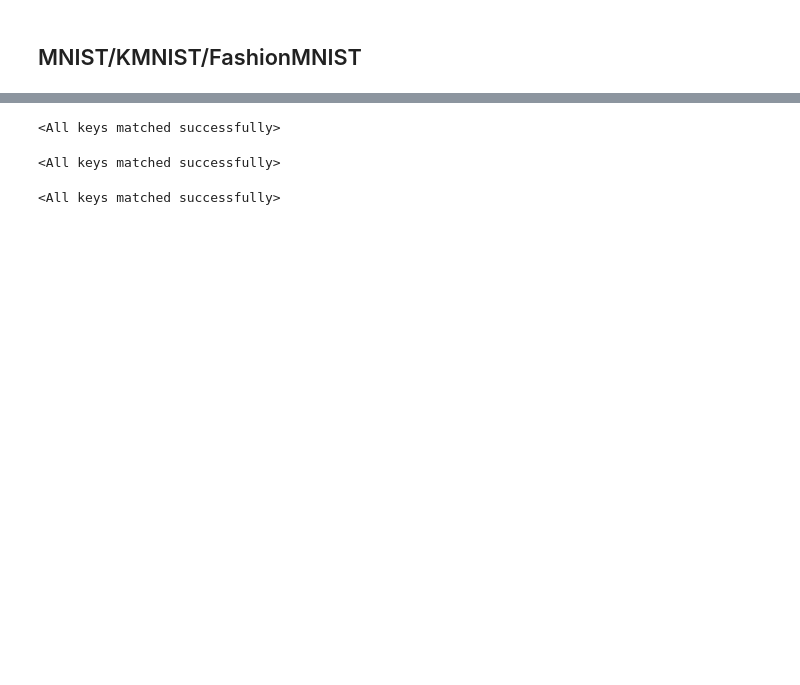
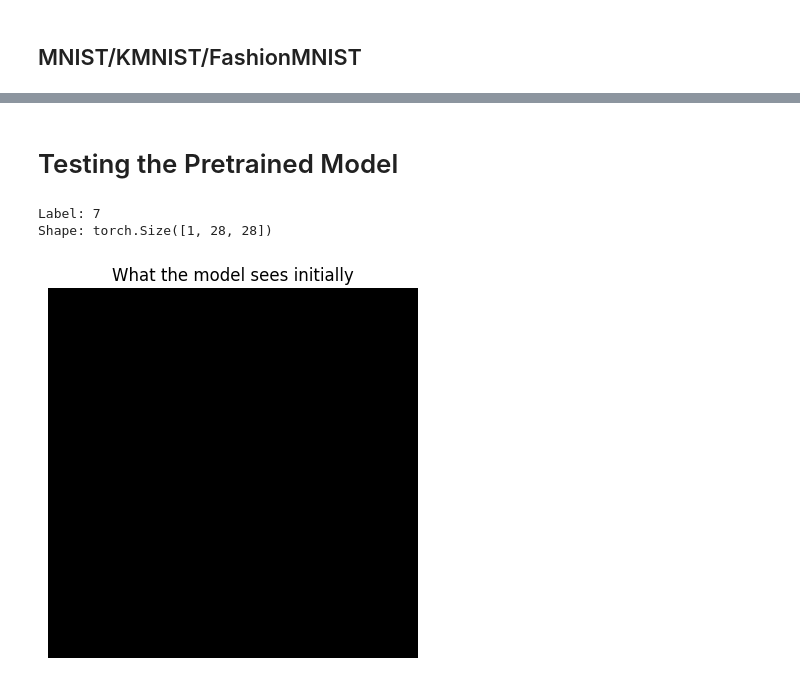
Before and after one commit to JaJuanBrown/VariationalInformationPursuit, a Jupyter notebook: pretrain/loading.ipynb, the cells around one changed output, grey strips where cells are left out. Cells and saved outputs as stored; diff of their text form; code cells hidden in the pictures; blank space fills up the shorter version.

```diff
--- a/pretrain/loading.ipynb
+++ b/pretrain/loading.ipynb
@@ -37,11 +23,0 @@ querier.load_state_dict(ckpt['querier'])
-# %%
-# KMNIST
-ckpt = torch.load('./pretrain/kmnist.pth', map_location='cpu')
-
-classifier = ClassifierMNIST()
-classifier = nn.DataParallel(classifier)
-classifier.load_state_dict(ckpt['classifier'])
-
-querier = QuerierMNIST(num_classes=676, tau=0.2)
-querier = nn.DataParallel(querier)
-querier.load_state_dict(ckpt['querier'])
@@ -54,21 +24,44 @@ from arch.symcat import NetworkSymCAT
-# %%
-# SymCAT200
-ckpt = torch.load('./pretrain/symcat200.pth', map_location='cpu')
-net = NetworkSymCAT(K=100, query_size=376, position_embedding_dim=400, output_dim=200, eps=0.2)
-net.load_state_dict(ckpt)
-# %% [output]
-<All keys matched successfully>
-# %%
-# SymCAT300
-ckpt = torch.load('./pretrain/symcat300.pth', map_location='cpu')
-net = NetworkSymCAT(K=100, query_size=376, position_embedding_dim=400, output_dim=300, eps=0.2)
-net.load_state_dict(ckpt)
-# %% [output]
-<All keys matched successfully>
-# %%
-# SymCAT400
-ckpt = torch.load('./pretrain/symcat400.pth', map_location='cpu')
-net = NetworkSymCAT(K=100, query_size=376, position_embedding_dim=400, output_dim=400, eps=0.2)
-net.load_state_dict(ckpt)
-# %% [output]
-<All keys matched successfully>
+# %% [markdown]
+# Testing the Pretrained Model
+# %%
+# Prepping models for evaluation
+classifier.eval()
+querier.eval()
+
+#Importing Library
+import torchvision
+import torchvision.transforms as transforms
+import matplotlib.pyplot as plt
+
+#Prepping the dataset
+transform = transforms.Compose([
+    transforms.ToTensor(),
+    transforms.Normalize((0.5,), (0.5,))
+])
+
+test_dataset = torchvision.datasets.MNIST(
+    root="./data",
+    train=False,
+    download=True,
+    transform=transform
+)
+
+image, label = test_dataset[0]
+
+print("Label:", label)
+print("Shape:", image.shape)
+
+#Visualizing the image
+plt.imshow(image.squeeze(), cmap="gray")
+plt.title(f"Label: {label}")
+plt.axis("off");
+
+#Creating mask image
+masked_image = torch.zeros_like(image)
+plt.imshow(masked_image.squeeze(), cmap="gray")
+plt.title("What the model sees initially")
+plt.axis("off");
+# %% [output]
+Label: 7
+Shape: torch.Size([1, 28, 28])
+[figure, added]
```
Also changed, not shown: parts of 19 cells of this notebook.
